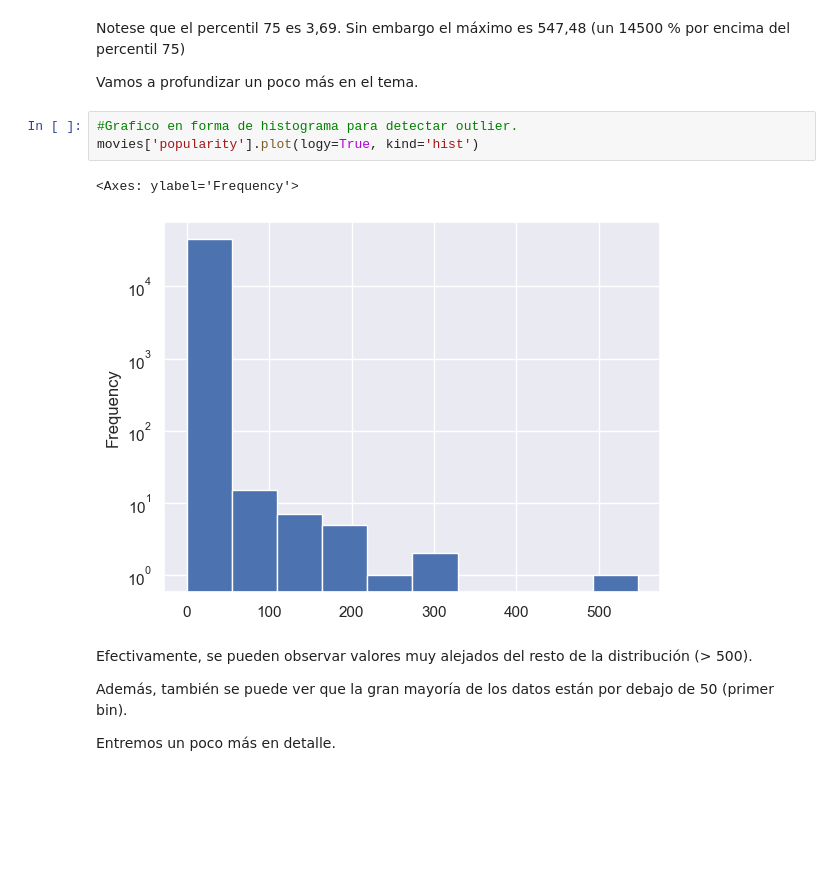
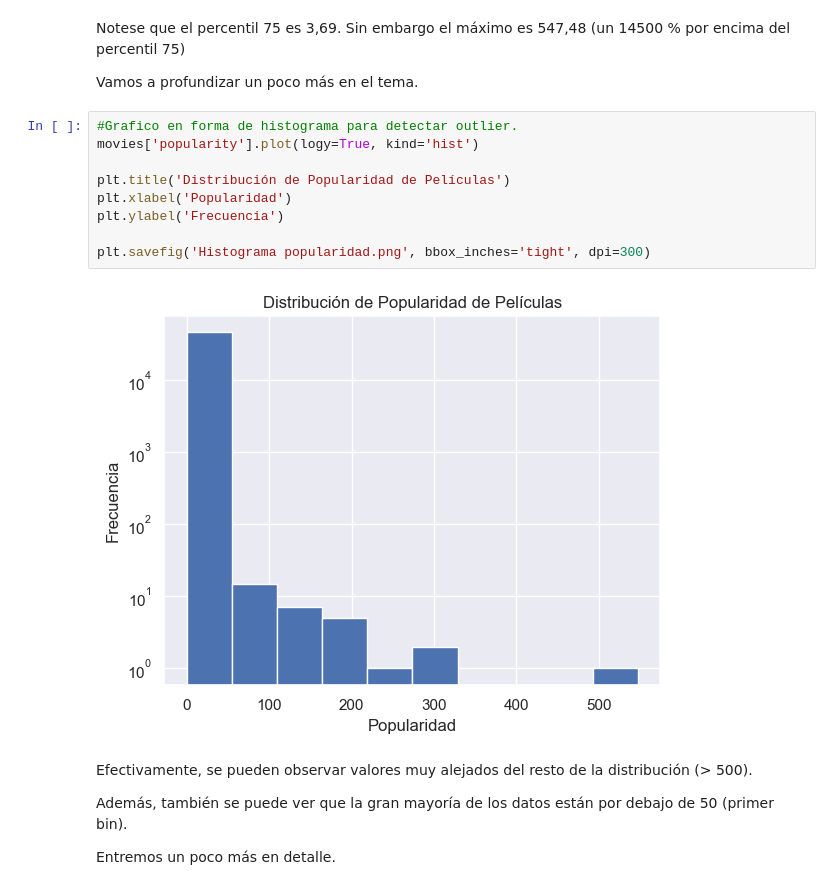
Before and after one commit to Crichu/moviesrecom, a Jupyter notebook: EDA.ipynb, the cells around one changed output. Saved outputs shown, nothing was run; the diff lists cells and outputs as text; blank space fills up the shorter version.

```diff
--- a/EDA.ipynb
+++ b/EDA.ipynb
@@ -176,9 +181,14 @@ Vamos a profundizar un poco más en el tema.
 # %%
 #Grafico en forma de histograma para detectar outlier.
 movies['popularity'].plot(logy=True, kind='hist')
+
+plt.title('Distribución de Popularidad de Películas')
+plt.xlabel('Popularidad')
+plt.ylabel('Frecuencia')
+
+plt.savefig('Histograma popularidad.png', bbox_inches='tight', dpi=300)
 # %% [output]
-<Axes: ylabel='Frequency'>
-[figure, old version]
+[figure, new version]
 # %% [markdown]
 Efectivamente, se pueden observar valores muy alejados del resto de la distribución (> 500).
 
```
Also changed, not shown: parts of 3 cells of this notebook, 2 other files.
